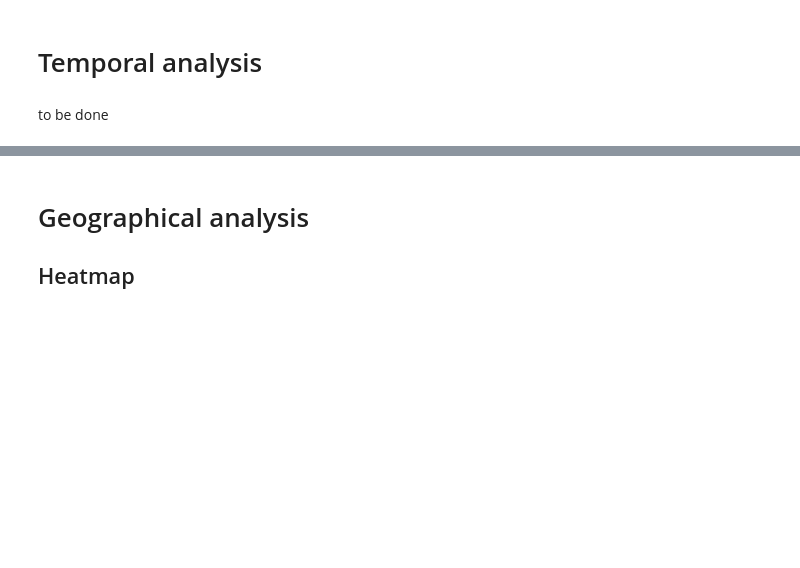
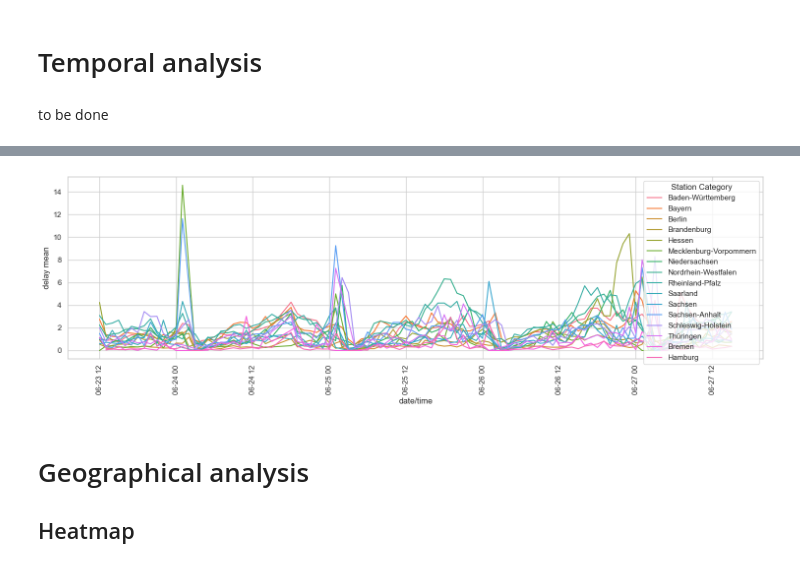
Before and after one commit to Nokkyuu/Fantastic_trains_and_when_to_find_them, a Jupyter notebook: EDA/eda_general_data.ipynb, the cells around one changed output, grey strips where cells are left out. Saved outputs shown, nothing was run; the diff lists cells and outputs as text; code cells hidden in the pictures; blank space fills up the shorter version.

```diff
--- a/EDA/eda_general_data.ipynb
+++ b/EDA/eda_general_data.ipynb
@@ -73,3 +150,18 @@ to be done
+# %%
+df_temp_state = df_temp_arr.groupby(["arrival_plan_datetime", "state"], as_index=False).arrival_delay_m.mean()
+# %%
+fig, ax = plt.subplots(figsize=(15, 5))
+sns.lineplot(df_temp_state, x="arrival_plan_datetime", y="arrival_delay_m", ax=ax, hue="state")
+
+ax.set_xlabel("date/time")
+ax.set_ylabel("delay mean")
+ax.tick_params(axis='x', rotation=90)
+ax.legend(title="Station Category")
+
+plt.tight_layout()
+plt.show()
+# %% [output]
+[figure, added]
 # %% [markdown]
 # Geographical analysis
 ## Heatmap
```
Also changed, not shown: parts of 14 cells of this notebook, 6 other files.
